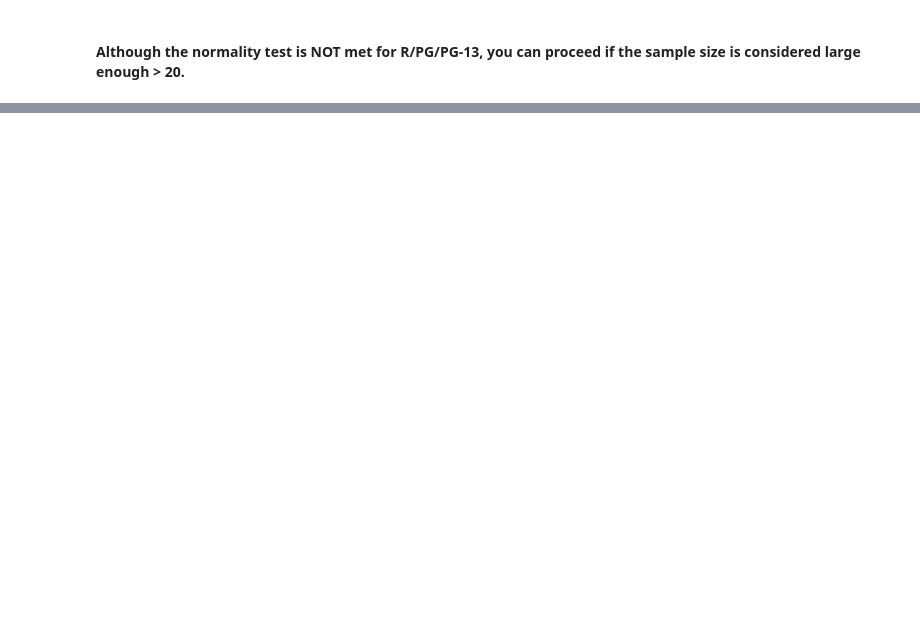
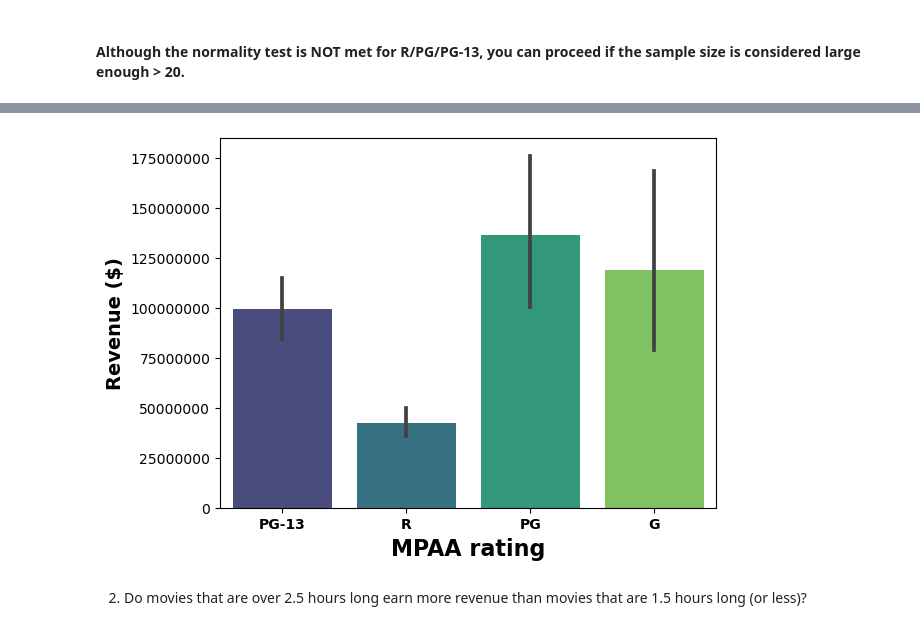
Before and after one commit to dimLMT/Movie-Business-Prediction, a Jupyter notebook: part4.ipynb, the cells around one changed output, grey strips where cells are left out. Drawn from its saved outputs; the diff is of its cells as text; code cells hidden in the pictures; blank space fills up the shorter version.

```diff
--- a/part4.ipynb
+++ b/part4.ipynb
@@ -119,0 +139,5 @@ LeveneResult(statistic=36.667822979945335, pvalue=3.981505763776953e-22)
+# %%
+from statsmodels.stats.multicomp import pairwise_tukeyhsd
+cer_filter=(tmdb_data['certification']=='NR') | (tmdb_data['certification']=='NC-17')
+values = tmdb_data.loc[~cer_filter,'revenue']
+labels = tmdb_data.loc[~cer_filter,'certification']
@@ -119,0 +160,11 @@ LeveneResult(statistic=36.667822979945335, pvalue=3.981505763776953e-22)
+# %%
+newdf = pd.DataFrame({'certification':labels,'revenue':values})
+ax=sns.barplot(data=newdf, x='certification', y='revenue', palette="viridis")
+plt.xlabel("MPAA rating", fontsize = 16, weight='bold')
+plt.xticks(weight='bold')
+ax.ticklabel_format(axis='y', style='plain')
+ax.set_ylabel('Revenue ($)',fontweight='bold',fontsize=14);
+# %% [output]
+[figure, added]
+# %% [markdown]
+2. Do movies that are over 2.5 hours long earn more revenue than movies that are 1.5 hours long (or less)?
```
Also changed, not shown: parts of 13 cells of this notebook, 10 other files.
